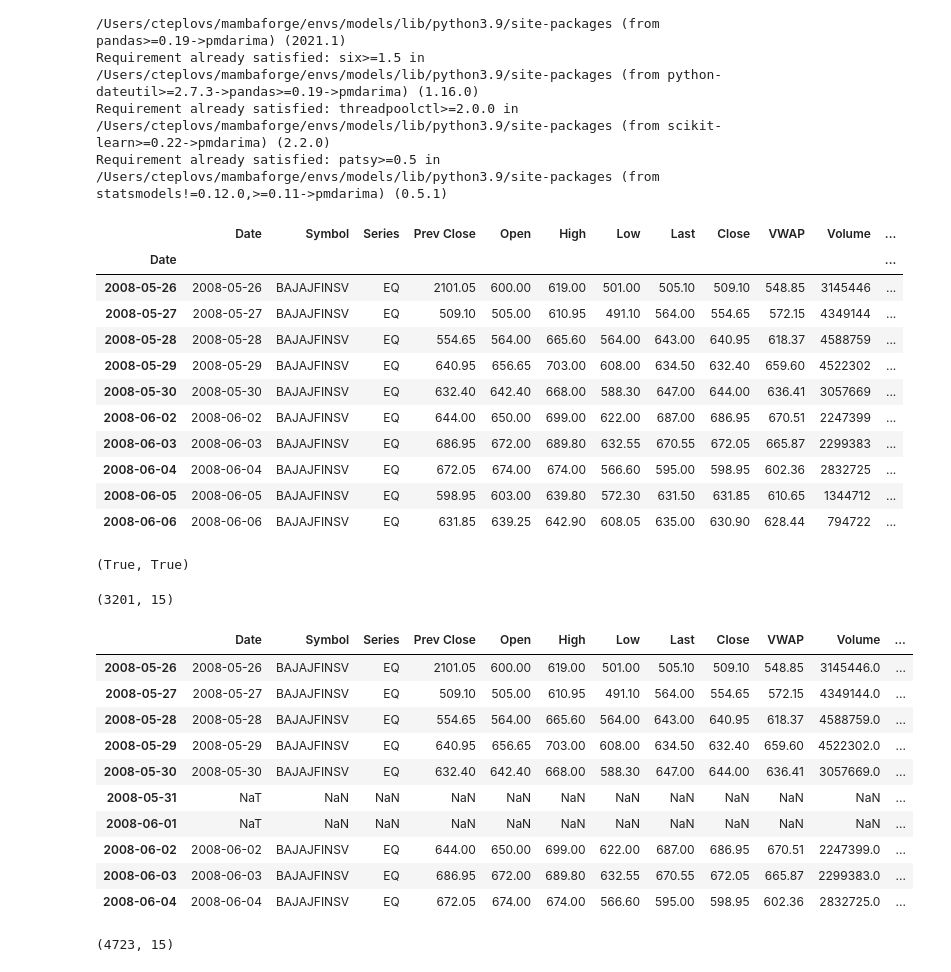
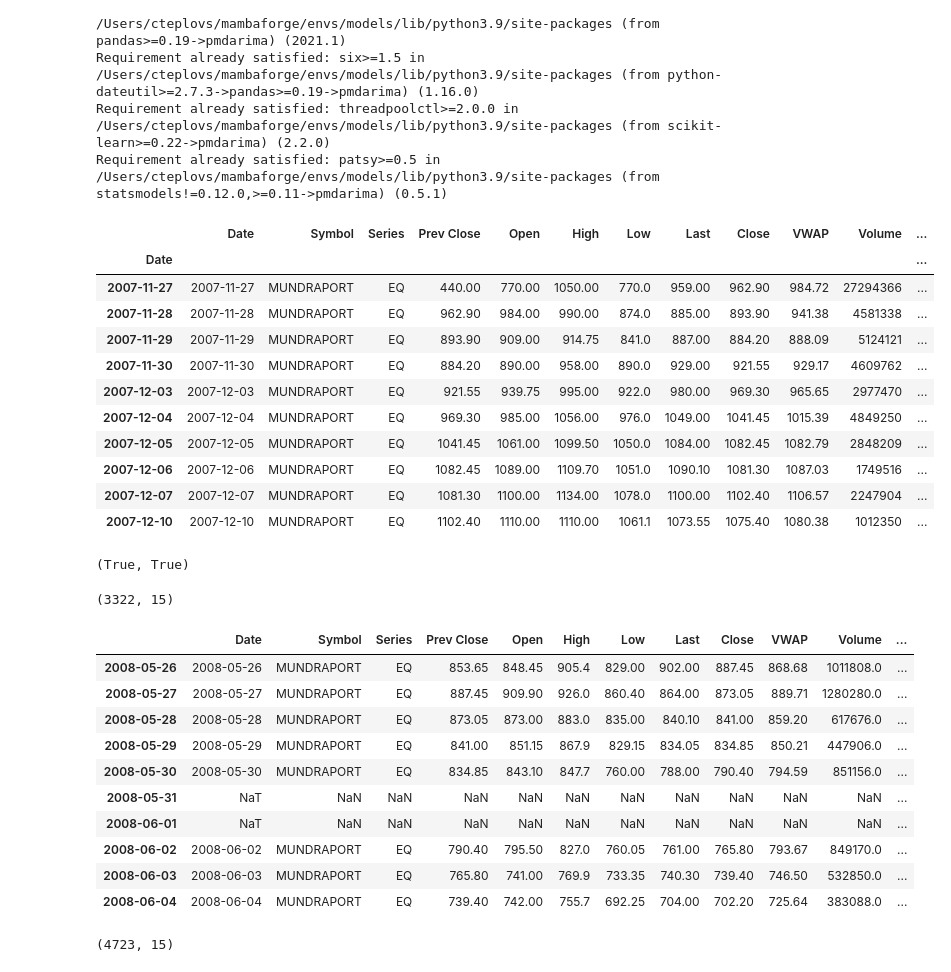
Before and after one commit to cteplovs/rossplustech-python, a Jupyter notebook: 05_Time_Series_Analysis.ipynb, the cells around one changed output. Drawn from its saved outputs; the diff is of its cells as text; code cells hidden in the pictures.

```diff
--- a/05_Time_Series_Analysis.ipynb
+++ b/05_Time_Series_Analysis.ipynb
@@ -31,22 +31,22 @@ Requirement already satisfied: six>=1.5 in /Users/cteplovs/mambaforge/envs/model
 Requirement already satisfied: threadpoolctl>=2.0.0 in /Users/cteplovs/mambaforge/envs/models/lib/python3.9/site-packages (from scikit-learn>=0.22->pmdarima) (2.2.0)
 Requirement already satisfied: patsy>=0.5 in /Users/cteplovs/mambaforge/envs/models/lib/python3.9/site-packages (from statsmodels!=0.12.0,>=0.11->pmdarima) (0.5.1)
 # %%
-df = pd.read_csv("BAJAJFINSV.csv", parse_dates=["Date"])
+df = pd.read_csv("ADANIPORTS.csv", parse_dates=["Date"])
 df.set_index("Date", drop=False, inplace=True)
 df.head(10)
 # %% [output]
 |  | Date | Symbol | Series | Prev Close | Open | High | Low | Last | Close | VWAP | Volume | ... |
 | Date |  |  |  |  |  |  |  |  |  |  |  | ... |
-| 2008-05-26 | 2008-05-26 | BAJAJFINSV | EQ | 2101.05 | 600.00 | 619.00 | 501.00 | 505.10 | 509.10 | 548.85 | 3145446 | ... |
-| 2008-05-27 | 2008-05-27 | BAJAJFINSV | EQ | 509.10 | 505.00 | 610.95 | 491.10 | 564.00 | 554.65 | 572.15 | 4349144 | ... |
-| 2008-05-28 | 2008-05-28 | BAJAJFINSV | EQ | 554.65 | 564.00 | 665.60 | 564.00 | 643.00 | 640.95 | 618.37 | 4588759 | ... |
-| 2008-05-29 | 2008-05-29 | BAJAJFINSV | EQ | 640.95 | 656.65 | 703.00 | 608.00 | 634.50 | 632.40 | 659.60 | 4522302 | ... |
-| 2008-05-30 | 2008-05-30 | BAJAJFINSV | EQ | 632.40 | 642.40 | 668.00 | 588.30 | 647.00 | 644.00 | 636.41 | 3057669 | ... |
-| 2008-06-02 | 2008-06-02 | BAJAJFINSV | EQ | 644.00 | 650.00 | 699.00 | 622.00 | 687.00 | 686.95 | 670.51 | 2247399 | ... |
-| 2008-06-03 | 2008-06-03 | BAJAJFINSV | EQ | 686.95 | 672.00 | 689.80 | 632.55 | 670.55 | 672.05 | 665.87 | 2299383 | ... |
-| 2008-06-04 | 2008-06-04 | BAJAJFINSV | EQ | 672.05 | 674.00 | 674.00 | 566.60 | 595.00 | 598.95 | 602.36 | 2832725 | ... |
-| 2008-06-05 | 2008-06-05 | BAJAJFINSV | EQ | 598.95 | 603.00 | 639.80 | 572.30 | 631.50 | 631.85 | 610.65 | 1344712 | ... |
-| 2008-06-06 | 2008-06-06 | BAJAJFINSV | EQ | 631.85 | 639.25 | 642.90 | 608.05 | 635.00 | 630.90 | 628.44 | 794722 | ... |
+| 2007-11-27 | 2007-11-27 | MUNDRAPORT | EQ | 440.00 | 770.00 | 1050.00 | 770.0 | 959.00 | 962.90 | 984.72 | 27294366 | ... |
+| 2007-11-28 | 2007-11-28 | MUNDRAPORT | EQ | 962.90 | 984.00 | 990.00 | 874.0 | 885.00 | 893.90 | 941.38 | 4581338 | ... |
+| 2007-11-29 | 2007-11-29 | MUNDRAPORT | EQ | 893.90 | 909.00 | 914.75 | 841.0 | 887.00 | 884.20 | 888.09 | 5124121 | ... |
+| 2007-11-30 | 2007-11-30 | MUNDRAPORT | EQ | 884.20 | 890.00 | 958.00 | 890.0 | 929.00 | 921.55 | 929.17 | 4609762 | ... |
+| 2007-12-03 | 2007-12-03 | MUNDRAPORT | EQ | 921.55 | 939.75 | 995.00 | 922.0 | 980.00 | 969.30 | 965.65 | 2977470 | ... |
+| 2007-12-04 | 2007-12-04 | MUNDRAPORT | EQ | 969.30 | 985.00 | 1056.00 | 976.0 | 1049.00 | 1041.45 | 1015.39 | 4849250 | ... |
+| 2007-12-05 | 2007-12-05 | MUNDRAPORT | EQ | 1041.45 | 1061.00 | 1099.50 | 1050.0 | 1084.00 | 1082.45 | 1082.79 | 2848209 | ... |
+| 2007-12-06 | 2007-12-06 | MUNDRAPORT | EQ | 1082.45 | 1089.00 | 1109.70 | 1051.0 | 1090.10 | 1081.30 | 1087.03 | 1749516 | ... |
+| 2007-12-07 | 2007-12-07 | MUNDRAPORT | EQ | 1081.30 | 1100.00 | 1134.00 | 1078.0 | 1100.00 | 1102.40 | 1106.57 | 2247904 | ... |
+| 2007-12-10 | 2007-12-10 | MUNDRAPORT | EQ | 1102.40 | 1110.00 | 1110.00 | 1061.1 | 1073.55 | 1075.40 | 1080.38 | 1012350 | ... |
 # %%
 df.index.is_monotonic, df.index.is_unique
 # %% [output]
@@ -54,7 +54,7 @@ df.index.is_monotonic, df.index.is_unique
 # %%
 df.shape
 # %% [output]
-(3201, 15)
+(3322, 15)
 # %%
 new_idx = pd.date_range("2008-05-26", "2021-04-30", freq="1D")
 # %%
@@ -63,16 +63,16 @@ df = df.reindex(new_idx)
 df.head(10)
 # %% [output]
 |  | Date | Symbol | Series | Prev Close | Open | High | Low | Last | Close | VWAP | Volume | ... |
-| 2008-05-26 | 2008-05-26 | BAJAJFINSV | EQ | 2101.05 | 600.00 | 619.00 | 501.00 | 505.10 | 509.10 | 548.85 | 3145446.0 | ... |
-| 2008-05-27 | 2008-05-27 | BAJAJFINSV | EQ | 509.10 | 505.00 | 610.95 | 491.10 | 564.00 | 554.65 | 572.15 | 4349144.0 | ... |
-| 2008-05-28 | 2008-05-28 | BAJAJFINSV | EQ | 554.65 | 564.00 | 665.60 | 564.00 | 643.00 | 640.95 | 618.37 | 4588759.0 | ... |
-| 2008-05-29 | 2008-05-29 | BAJAJFINSV | EQ | 640.95 | 656.65 | 703.00 | 608.00 | 634.50 | 632.40 | 659.60 | 4522302.0 | ... |
-| 2008-05-30 | 2008-05-30 | BAJAJFINSV | EQ | 632.40 | 642.40 | 668.00 | 588.30 | 647.00 | 644.00 | 636.41 | 3057669.0 | ... |
+| 2008-05-26 | 2008-05-26 | MUNDRAPORT | EQ | 853.65 | 848.45 | 905.4 | 829.00 | 902.00 | 887.45 | 868.68 | 1011808.0 | ... |
+| 2008-05-27 | 2008-05-27 | MUNDRAPORT | EQ | 887.45 | 909.90 | 926.0 | 860.40 | 864.00 | 873.05 | 889.71 | 1280280.0 | ... |
+| 2008-05-28 | 2008-05-28 | MUNDRAPORT | EQ | 873.05 | 873.00 | 883.0 | 835.00 | 840.10 | 841.00 | 859.20 | 617676.0 | ... |
+| 2008-05-29 | 2008-05-29 | MUNDRAPORT | EQ | 841.00 | 851.15 | 867.9 | 829.15 | 834.05 | 834.85 | 850.21 | 447906.0 | ... |
+| 2008-05-30 | 2008-05-30 | MUNDRAPORT | EQ | 834.85 | 843.10 | 847.7 | 760.00 | 788.00 | 790.40 | 794.59 | 851156.0 | ... |
 | 2008-05-31 | NaT | NaN | NaN | NaN | NaN | NaN | NaN | NaN | NaN | NaN | NaN | ... |
 | 2008-06-01 | NaT | NaN | NaN | NaN | NaN | NaN | NaN | NaN | NaN | NaN | NaN | ... |
-| 2008-06-02 | 2008-06-02 | BAJAJFINSV | EQ | 644.00 | 650.00 | 699.00 | 622.00 | 687.00 | 686.95 | 670.51 | 2247399.0 | ... |
-| 2008-06-03 | 2008-06-03 | BAJAJFINSV | EQ | 686.95 | 672.00 | 689.80 | 632.55 | 670.55 | 672.05 | 665.87 | 2299383.0 | ... |
-| 2008-06-04 | 2008-06-04 | BAJAJFINSV | EQ | 672.05 | 674.00 | 674.00 | 566.60 | 595.00 | 598.95 | 602.36 | 2832725.0 | ... |
+| 2008-06-02 | 2008-06-02 | MUNDRAPORT | EQ | 790.40 | 795.50 | 827.0 | 760.05 | 761.00 | 765.80 | 793.67 | 849170.0 | ... |
+| 2008-06-03 | 2008-06-03 | MUNDRAPORT | EQ | 765.80 | 741.00 | 769.9 | 733.35 | 740.30 | 739.40 | 746.50 | 532850.0 | ... |
+| 2008-06-04 | 2008-06-04 | MUNDRAPORT | EQ | 739.40 | 742.00 | 755.7 | 692.25 | 704.00 | 702.20 | 725.64 | 383088.0 | ... |
 # %%
 df.shape
 # %% [output]
```
Also changed, not shown: parts of 11 cells of this notebook.
